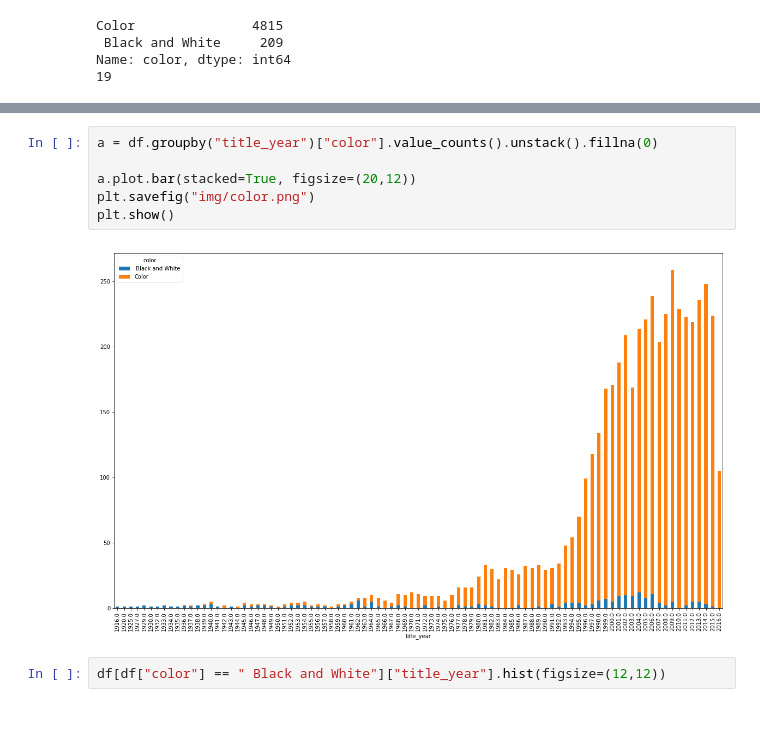
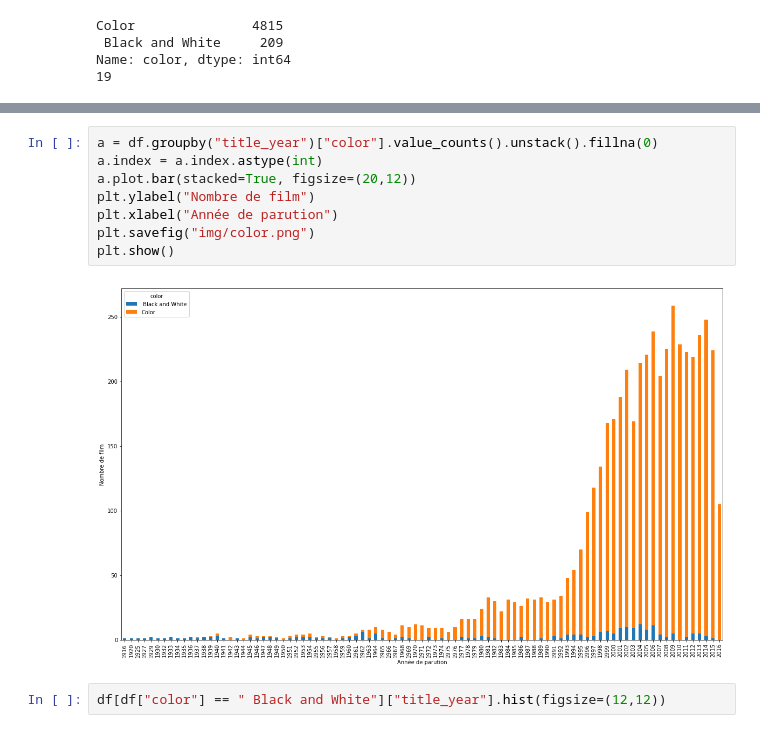
Before and after one commit to Coni63/OC_DS, a Jupyter notebook: P3/Film Recommander.ipynb, the cells around one changed output, grey strips where cells are left out. Drawn from its saved outputs; the diff is of its cells as text.

```diff
--- a/P3/Film Recommander.ipynb
+++ b/P3/Film Recommander.ipynb
@@ -118,12 +118,14 @@ title_year  color
 Name: color, Length: 150, dtype: int64
 # %%
 a = df.groupby("title_year")["color"].value_counts().unstack().fillna(0)
-
+a.index = a.index.astype(int)
 a.plot.bar(stacked=True, figsize=(20,12))
+plt.ylabel("Nombre de film")
+plt.xlabel("Année de parution")
 plt.savefig("img/color.png")
 plt.show()
 # %% [output]
-[figure, old version]
+[figure, new version]
 # %%
 df[df["color"] == " Black and White"]["title_year"].hist(figsize=(12,12))
 # %% [output]
```
Also changed, not shown: parts of 25 cells of this notebook, 12 other files.
